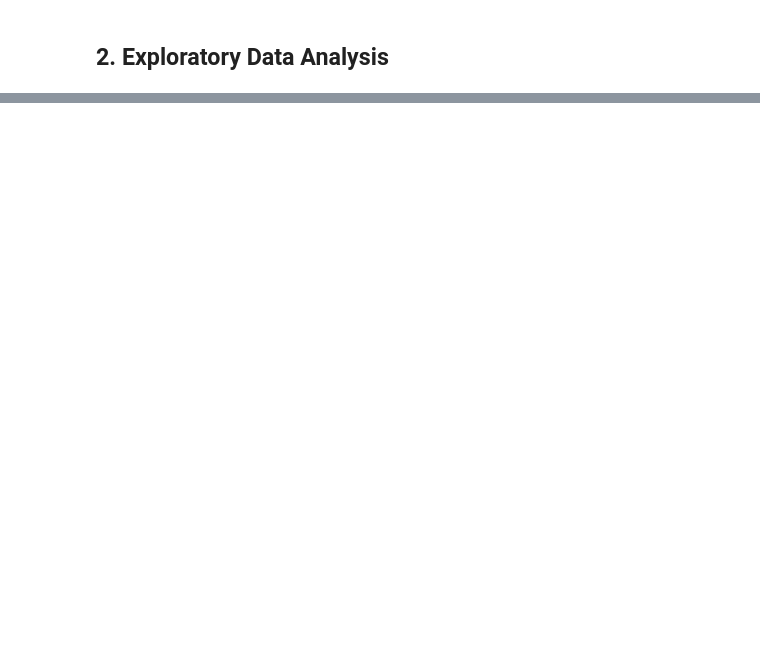
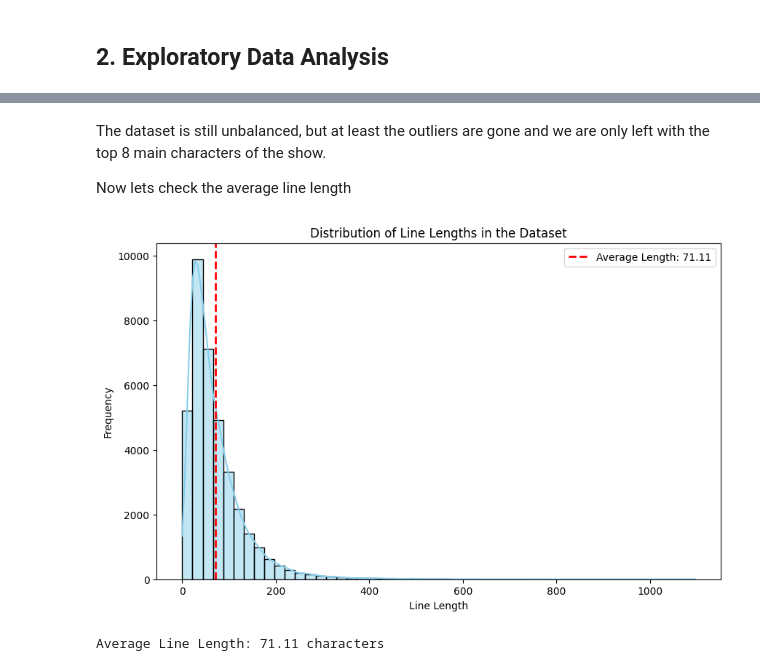
Before and after one commit to brearenee/NLP-Project, a Jupyter notebook: startrek.ipynb, the cells around one changed output, grey strips where cells are left out. Drawn from its saved outputs; the diff is of its cells as text; code cells hidden in the pictures; blank space fills up the shorter version.

```diff
--- a/startrek.ipynb
+++ b/startrek.ipynb
@@ -88,0 +170,26 @@ print(df.head(100))
+# %% [markdown]
+The dataset is still unbalanced, but at least the outliers are gone and we are only left with the top 8 main characters of the show.
+
+Now lets check the average line length
+# %%
+
+df['Line_Length'] = df['Line'].apply(len)
+
+
+average_line_length = df['Line_Length'].mean()
+
+
+plt.figure(figsize=(10, 6))
+sns.histplot(df['Line_Length'], bins=50, kde=True, color='skyblue')
+plt.axvline(average_line_length, color='red', linestyle='dashed', linewidth=2, label=f'Average Length: {average_line_length:.2f}')
+plt.xlabel('Line Length')
+plt.ylabel('Frequency')
+plt.title('Distribution of Line Lengths in the Dataset')
+plt.legend()
+plt.show()
+
+
+print(f'Average Line Length: {average_line_length:.2f} characters')
+# %% [output]
+[figure, added]
+Average Line Length: 71.11 characters
```
Also changed, not shown: parts of 20 cells of this notebook.
